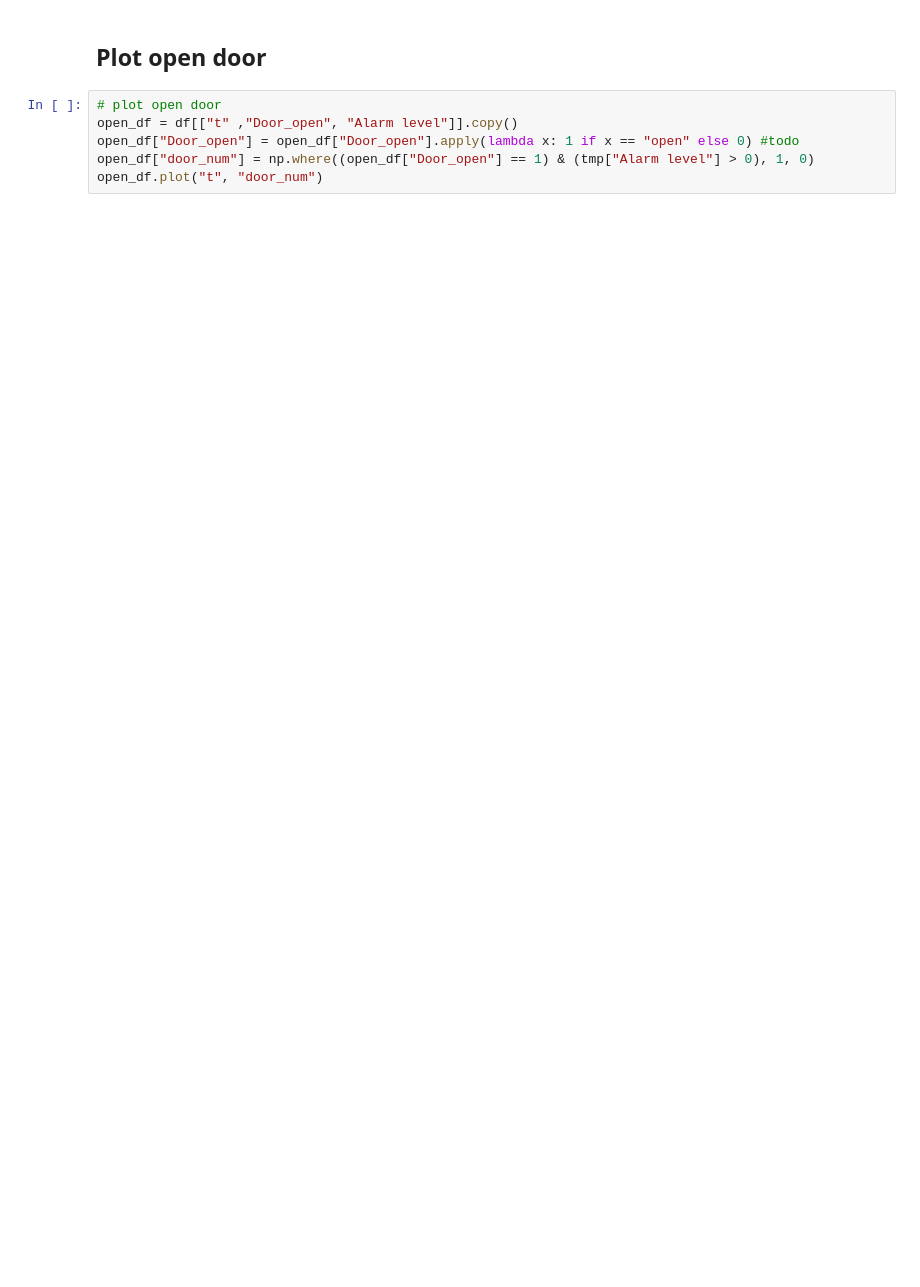
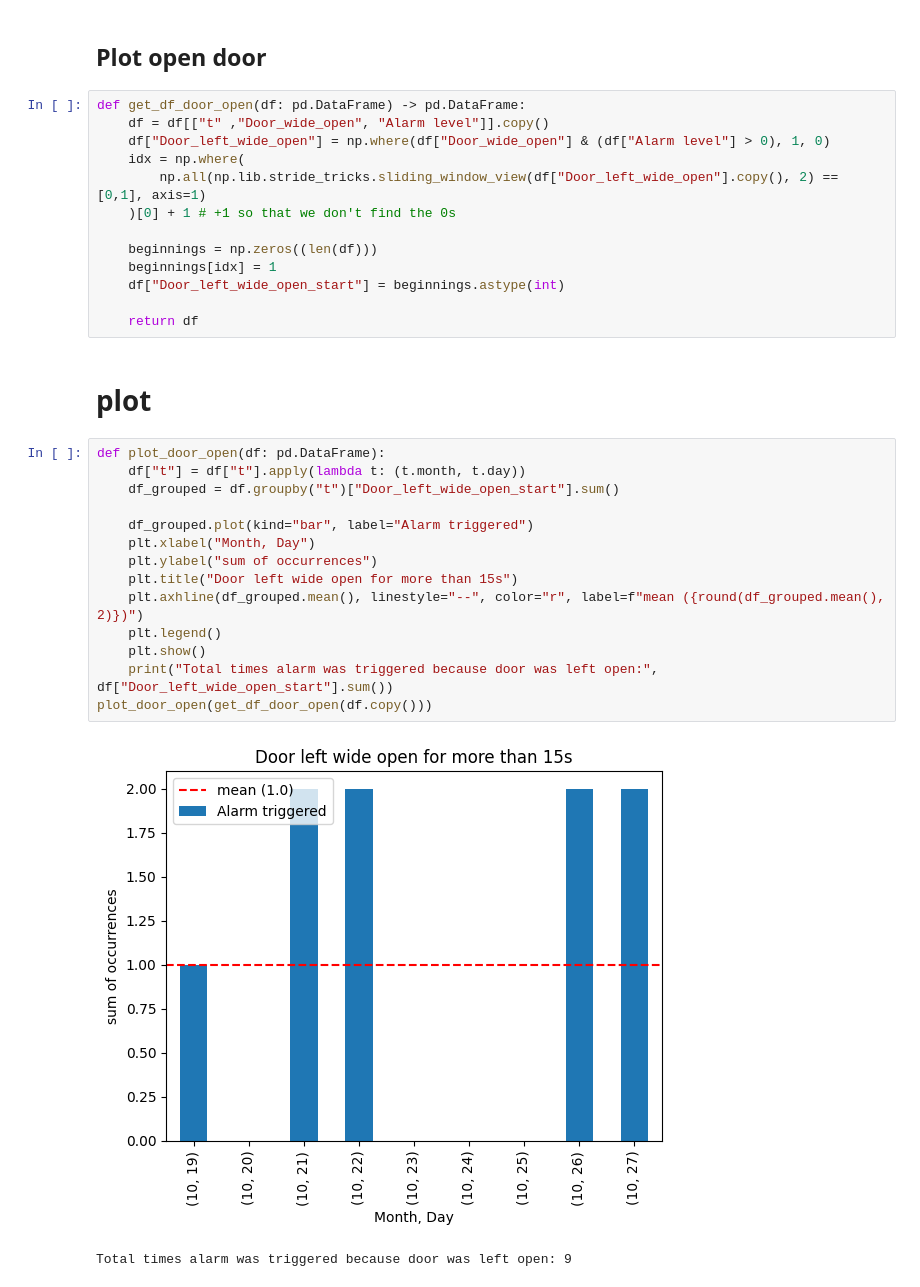
Before and after one commit to DamianAtlass/fridge-sensor, a Jupyter notebook: plotting.ipynb, the cells around one changed output. Cells and saved outputs as stored; diff of their text form; blank space fills up the shorter version.

```diff
--- a/plotting.ipynb
+++ b/plotting.ipynb
@@ -123,8 +115,34 @@ plt.show()
 # %% [markdown]
 ## Plot open door
+# %%
+def get_df_door_open(df: pd.DataFrame) -> pd.DataFrame:
+    df = df[["t" ,"Door_wide_open", "Alarm level"]].copy()
+    df["Door_left_wide_open"] = np.where(df["Door_wide_open"] & (df["Alarm level"] > 0), 1, 0)
+    idx = np.where(
+        np.all(np.lib.stride_tricks.sliding_window_view(df["Door_left_wide_open"].copy(), 2) == [0,1], axis=1)
+    )[0] + 1 # +1 so that we don't find the 0s
+
+    beginnings = np.zeros((len(df)))
+    beginnings[idx] = 1
+    df["Door_left_wide_open_start"] = beginnings.astype(int)
+
+    return df
+# %% [markdown]
+# plot
 # %%
-# plot open door
-open_df = df[["t" ,"Door_open", "Alarm level"]].copy()
-open_df["Door_open"] = open_df["Door_open"].apply(lambda x: 1 if x == "open" else 0) #todo
-open_df["door_num"] = np.where((open_df["Door_open"] == 1) & (tmp["Alarm level"] > 0), 1, 0)
-open_df.plot("t", "door_num")
+def plot_door_open(df: pd.DataFrame):
+    df["t"] = df["t"].apply(lambda t: (t.month, t.day))
+    df_grouped = df.groupby("t")["Door_left_wide_open_start"].sum()
+
+    df_grouped.plot(kind="bar", label="Alarm triggered")
+    plt.xlabel("Month, Day")
+    plt.ylabel("sum of occurrences")
+    plt.title("Door left wide open for more than 15s")
+    plt.axhline(df_grouped.mean(), linestyle="--", color="r", label=f"mean ({round(df_grouped.mean(), 2)})")
+    plt.legend()
+    plt.show()
+    print("Total times alarm was triggered because door was left open:", df["Door_left_wide_open_start"].sum())
+plot_door_open(get_df_door_open(df.copy()))
+# %% [output]
+[figure, added]
+Total times alarm was triggered because door was left open: 9
```
Also changed, not shown: parts of 9 cells of this notebook.
